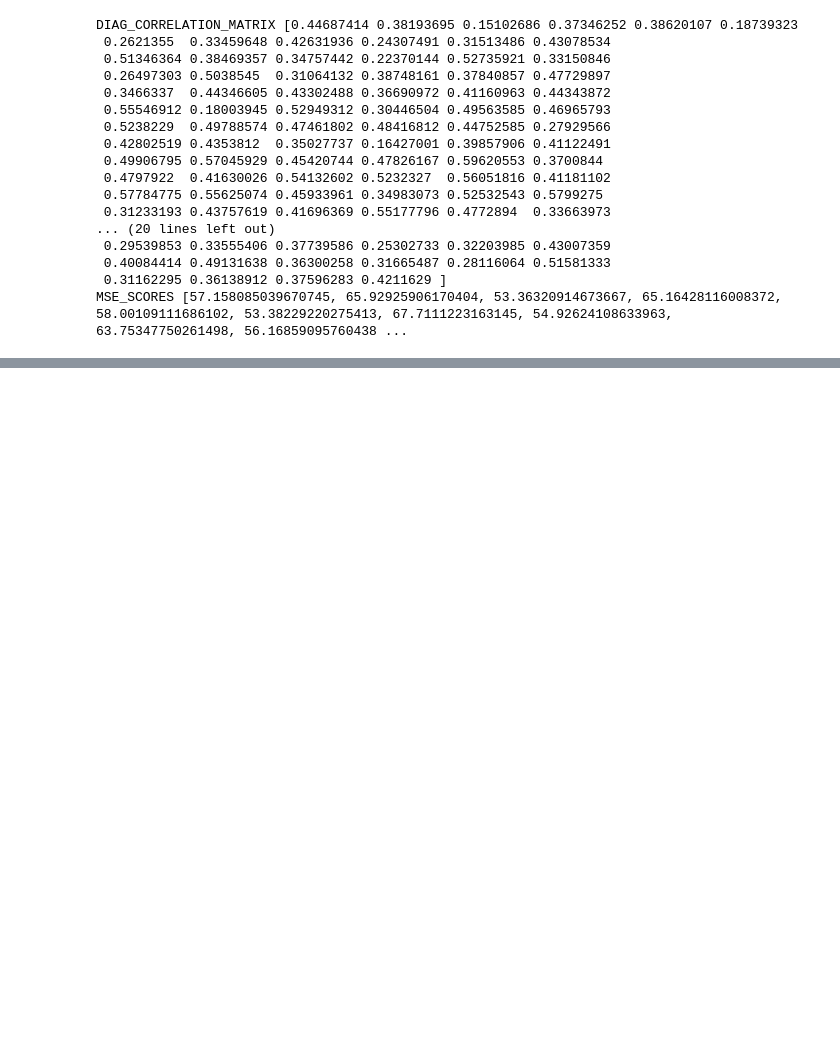
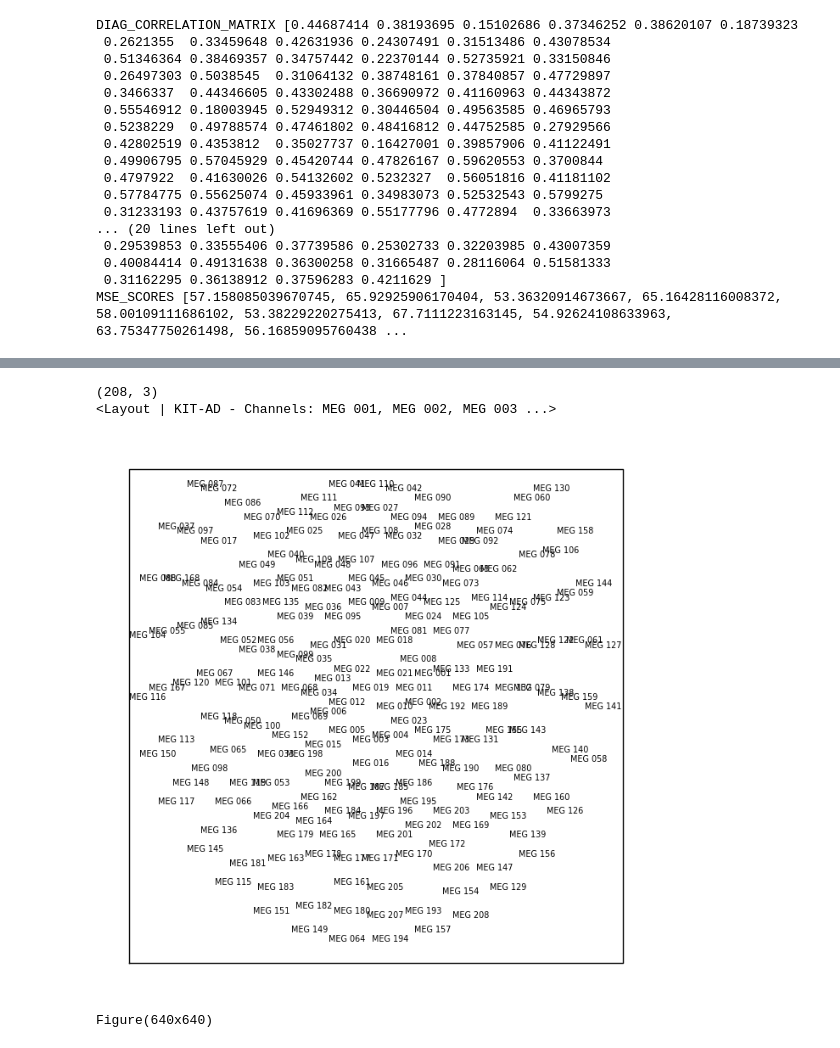
Before and after one commit to neoayanami/meg-encoding, a Jupyter notebook: code/run_train.ipynb, the cells around one changed output, grey strips where cells are left out. Cells and saved outputs as stored; diff of their text form; code cells hidden in the pictures; blank space fills up the shorter version.

```diff
--- a/code/run_train.ipynb
+++ b/code/run_train.ipynb
@@ -185,3 +189,5 @@ DIAG_CORRELATION_MATRIX [0.44687414 0.38193695 0.15102686 0.37346252 0.38620107
  0.40084414 0.49131638 0.36300258 0.31665487 0.28116064 0.51581333
  0.31162295 0.36138912 0.37596283 0.4211629 ]
 MSE_SCORES [57.158085039670745, 65.92925906170404, 53.36320914673667, 65.16428116008372, 58.00109111686102, 53.38229220275413, 67.7111223163145, 54.92624108633963, 63.75347750261498, 56.16859095760438 ...
+# %%
+raw = get_bids_raw(meg_path, patient[0], session[0], '0')
@@ -187,0 +219,12 @@ MSE_SCORES [57.158085039670745, 65.92925906170404, 53.36320914673667, 65.1642811
+# %%
+meg_indices = mne.pick_types(raw.info, meg=True)
+meg_channel_positions = np.array([raw.info['chs'][i]['loc'][:3] for i in meg_indices])
+print(meg_channel_positions.shape)
+layout_from_raw = mne.channels.find_layout(raw.info, ch_type='mag')
+print(layout_from_raw)
+print(layout_from_raw.plot())
+# %% [output]
+(208, 3)
+<Layout | KIT-AD - Channels: MEG 001, MEG 002, MEG 003 ...>
+[figure, added]
+Figure(640x640)
```
Also changed, not shown: parts of 6 cells of this notebook, 1 other file.
